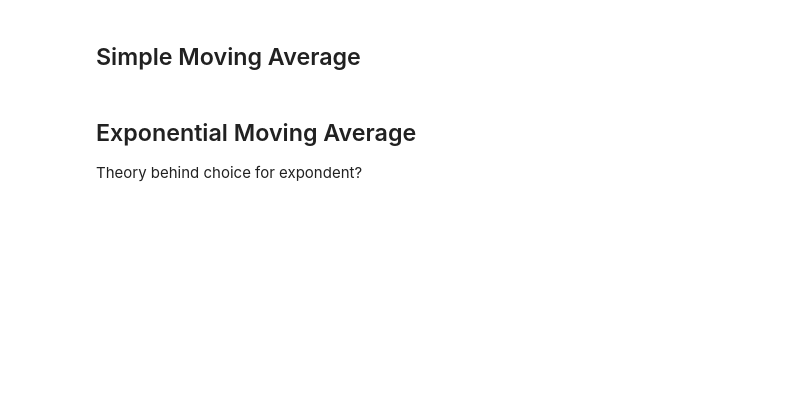
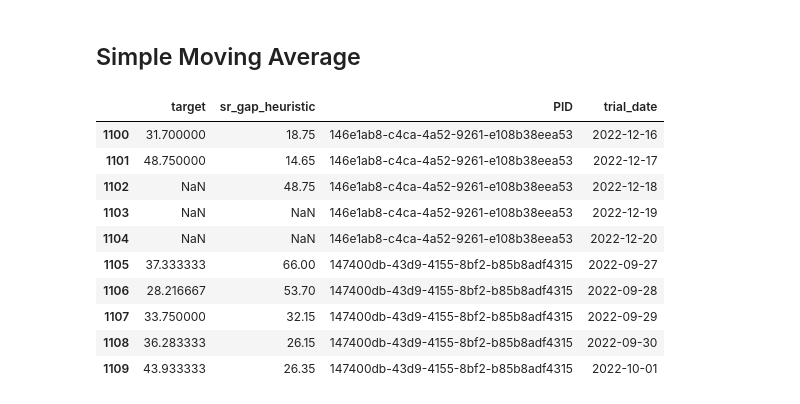
Before and after one commit to danieljwilson/3_3_experience_sampling, a Jupyter notebook: 3_3_3_data_analysis/02_analysis/Models/01_target_calculation.ipynb, the cells around one changed output. Saved outputs shown, nothing was run; the diff lists cells and outputs as text; code cells hidden in the pictures; blank space fills up the shorter version.

Commit message:
Recalculated target

```diff
--- a/3_3_3_data_analysis/02_analysis/Models/01_target_calculation.ipynb
+++ b/3_3_3_data_analysis/02_analysis/Models/01_target_calculation.ipynb
@@ -74,6 +25,23 @@ for pid in pids:
 # %% [markdown]
 ## Simple Moving Average
-# %% [markdown]
-## Exponential Moving Average
-
-Theory behind choice for expondent?
+# %%
+# Define a function to calculate the 3-day moving average with forward-looking window
+def forward_moving_average(series, window=3):
+    return series.rolling(window=window, min_periods=1).mean().shift(-window)
+
+# Apply the moving average calculation for each PID
+df_good['target'] = df_good.groupby('PID')['sr_gap_heuristic'].transform(lambda x: forward_moving_average(x, window=3))
+# %%
+df_good[['target', 'sr_gap_heuristic', 'PID', 'trial_date']].iloc[1100:1110]
+# %% [output]
+|  | target | sr_gap_heuristic | PID | trial_date |
+| 1100 | 31.700000 | 18.75 | 146e1ab8-c4ca-4a52-9261-e108b38eea53 | 2022-12-16 |
+| 1101 | 48.750000 | 14.65 | 146e1ab8-c4ca-4a52-9261-e108b38eea53 | 2022-12-17 |
+| 1102 | NaN | 48.75 | 146e1ab8-c4ca-4a52-9261-e108b38eea53 | 2022-12-18 |
+| 1103 | NaN | NaN | 146e1ab8-c4ca-4a52-9261-e108b38eea53 | 2022-12-19 |
+| 1104 | NaN | NaN | 146e1ab8-c4ca-4a52-9261-e108b38eea53 | 2022-12-20 |
+| 1105 | 37.333333 | 66.00 | 147400db-43d9-4155-8bf2-b85b8adf4315 | 2022-09-27 |
+| 1106 | 28.216667 | 53.70 | 147400db-43d9-4155-8bf2-b85b8adf4315 | 2022-09-28 |
+| 1107 | 33.750000 | 32.15 | 147400db-43d9-4155-8bf2-b85b8adf4315 | 2022-09-29 |
+| 1108 | 36.283333 | 26.15 | 147400db-43d9-4155-8bf2-b85b8adf4315 | 2022-09-30 |
+| 1109 | 43.933333 | 26.35 | 147400db-43d9-4155-8bf2-b85b8adf4315 | 2022-10-01 |
```
Also changed, not shown: parts of 10 cells of this notebook.
